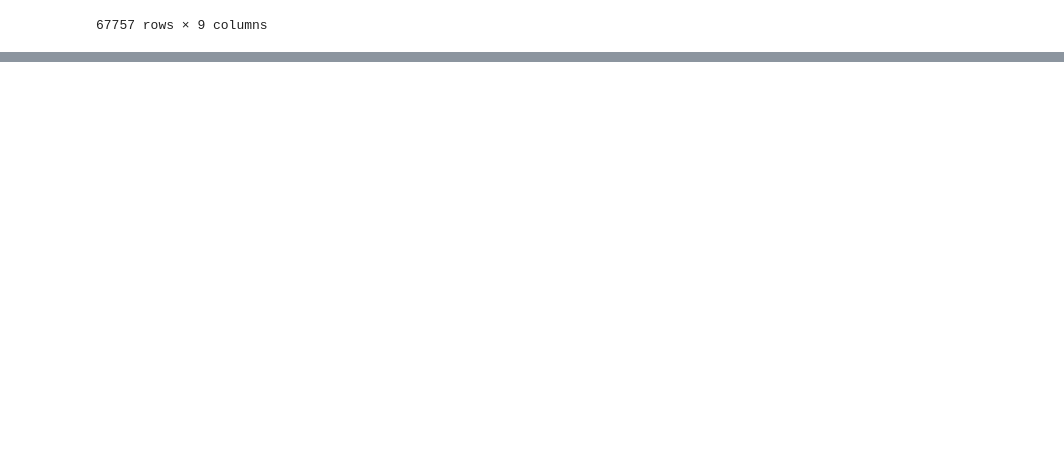
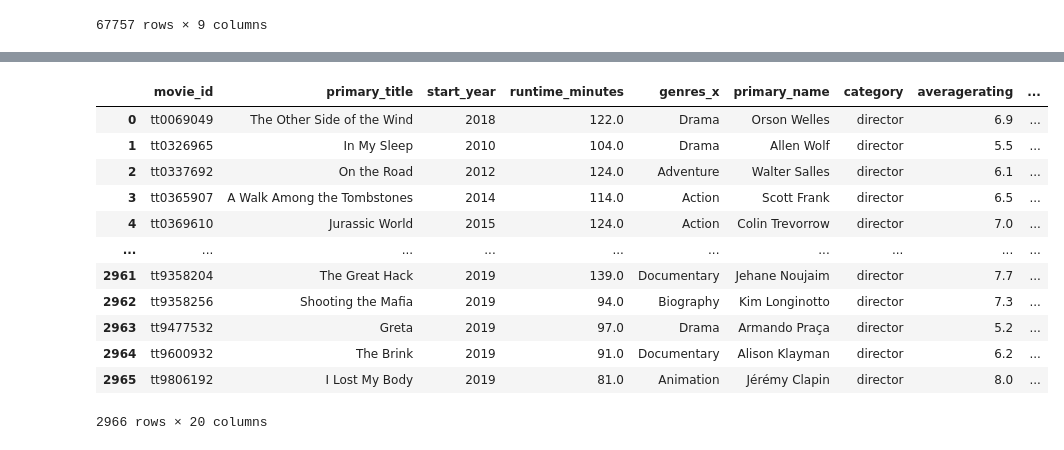
Before and after one commit to LindstromKyle/DSC-Flatiron-Project-1, a Jupyter notebook: SQL_only_db.ipynb, the cells around one changed output, grey strips where cells are left out. Drawn from its saved outputs; the diff is of its cells as text; code cells hidden in the pictures; blank space fills up the shorter version.

```diff
--- a/SQL_only_db.ipynb
+++ b/SQL_only_db.ipynb
@@ -270,3 +277,36 @@ test_sql_df.groupby(['genres'])[['averagerating']].agg('count').sort_values(by =
 | News | 2 |
 | Adult | 1 |
 | Game-Show | 1 |
+# %%
+rtcurrent = pd.read_csv('zippedData/rotten_tomatoes_movies.csv')
+# %%
+rtcurrent = rtcurrent.drop_duplicates(subset = ['movie_title','original_release_date'])
+
+rtcurrent.dropna(subset = ['original_release_date'], inplace = True)
+
+
+
+rtcurrent['release_year'] = rtcurrent['original_release_date'].str[-4:].astype(int)
+#rtcurrent.info()
+#rtcurrent.loc[rtcurrent.duplicated(['movie_title','original_release_date']) == True]
+# %%
+sql_rt_merged = test_sql_df.merge(rtcurrent, left_on = ['primary_title','start_year'], right_on = ['movie_title','release_year'])
+#sql_rt_merged = sql_rt_merged.drop_duplicates(subset = ['primary_title','original_release_date'])
+#sql_rt_merged.duplicated(subset = ['primary_title','original_release_date']).sum()
+
+sql_rt_merged['original_release_date'] = pd.to_datetime(sql_rt_merged['original_release_date'])
+sql_rt_merged
+# %% [output]
+|  | movie_id | primary_title | start_year | runtime_minutes | genres_x | primary_name | category | averagerating | ... |
+| 0 | tt0069049 | The Other Side of the Wind | 2018 | 122.0 | Drama | Orson Welles | director | 6.9 | ... |
+| 1 | tt0326965 | In My Sleep | 2010 | 104.0 | Drama | Allen Wolf | director | 5.5 | ... |
+| 2 | tt0337692 | On the Road | 2012 | 124.0 | Adventure | Walter Salles | director | 6.1 | ... |
+| 3 | tt0365907 | A Walk Among the Tombstones | 2014 | 114.0 | Action | Scott Frank | director | 6.5 | ... |
+| 4 | tt0369610 | Jurassic World | 2015 | 124.0 | Action | Colin Trevorrow | director | 7.0 | ... |
+| ... | ... | ... | ... | ... | ... | ... | ... | ... | ... |
+| 2961 | tt9358204 | The Great Hack | 2019 | 139.0 | Documentary | Jehane Noujaim | director | 7.7 | ... |
+| 2962 | tt9358256 | Shooting the Mafia | 2019 | 94.0 | Biography | Kim Longinotto | director | 7.3 | ... |
+| 2963 | tt9477532 | Greta | 2019 | 97.0 | Drama | Armando Praça | director | 5.2 | ... |
+| 2964 | tt9600932 | The Brink | 2019 | 91.0 | Documentary | Alison Klayman | director | 6.2 | ... |
+| 2965 | tt9806192 | I Lost My Body | 2019 | 81.0 | Animation | Jérémy Clapin | director | 8.0 | ... |
+2966 rows × 20 columns
```
Also changed, not shown: parts of 7 cells of this notebook, 4 other files.
